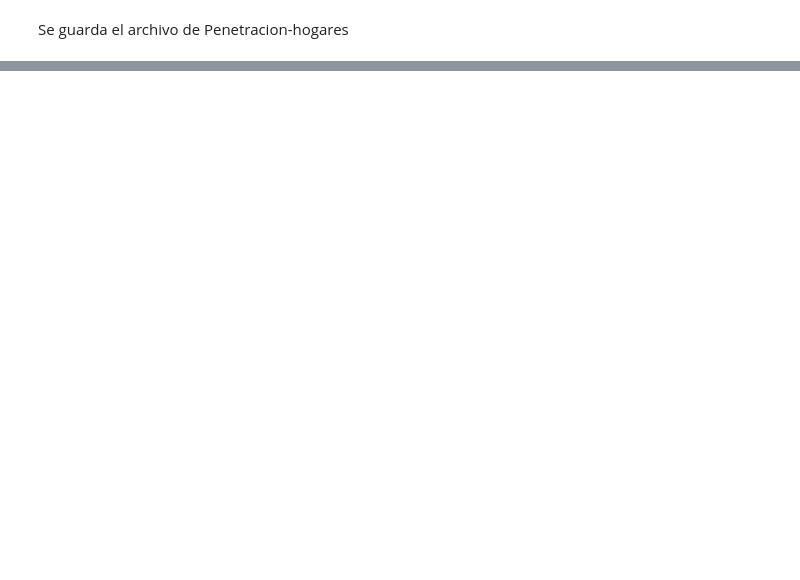
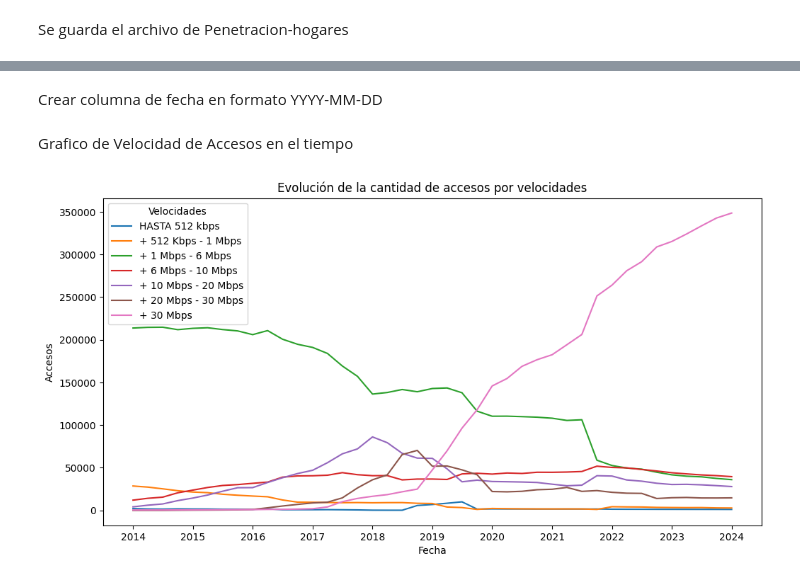
Before and after one commit to mcarruitero/PI2_PT, a Jupyter notebook: AnalisisEDA.ipynb, the cells around one changed output, grey strips where cells are left out. Cells and saved outputs as stored; diff of their text form; code cells hidden in the pictures; blank space fills up the shorter version.

```diff
--- a/AnalisisEDA.ipynb
+++ b/AnalisisEDA.ipynb
@@ -274,0 +396,2 @@ df_at.to_excel('Dataframe/df_ph.xlsx',index=False, sheet_name='Penetracion-hogar
+# %%
+df_av['OTROS'] = df_av['OTROS'].apply(lambda x: x if pd.notna(x) else 0)
@@ -274,0 +400,11 @@ df_at.to_excel('Dataframe/df_ph.xlsx',index=False, sheet_name='Penetracion-hogar
+# %%
+df_av['HASTA 512 kbps'] = pd.to_numeric(df_av['HASTA 512 kbps'], errors='coerce').fillna(0).astype(int)
+df_av['+ 512 Kbps - 1 Mbps'] = pd.to_numeric(df_av['+ 512 Kbps - 1 Mbps'], errors='coerce').fillna(0).astype(int)
+df_av['+ 1 Mbps - 6 Mbps'] = pd.to_numeric(df_av['+ 1 Mbps - 6 Mbps'], errors='coerce').fillna(0).astype(int)
+df_av['+ 6 Mbps - 10 Mbps'] = pd.to_numeric(df_av['+ 6 Mbps - 10 Mbps'], errors='coerce').fillna(0).astype(int)
+df_av['+ 10 Mbps - 20 Mbps'] = pd.to_numeric(df_av['+ 10 Mbps - 20 Mbps'], errors='coerce').fillna(0).astype(int)
+df_av['+ 20 Mbps - 30 Mbps'] = pd.to_numeric(df_av['+ 20 Mbps - 30 Mbps'], errors='coerce').fillna(0).astype(int)
+df_av['+ 30 Mbps'] = pd.to_numeric(df_av['+ 30 Mbps'], errors='coerce').fillna(0).astype(int)
+df_av['HASTA 512 kbps'] = pd.to_numeric(df_av['HASTA 512 kbps'], errors='coerce').fillna(0).astype(int)
+df_av['OTROS'] = pd.to_numeric(df_av['OTROS'], errors='coerce').fillna(0).astype(int)
+df_av['Total'] = pd.to_numeric(df_av['Total'], errors='coerce').fillna(0).astype(int)
@@ -274,0 +445,2 @@ df_at.to_excel('Dataframe/df_ph.xlsx',index=False, sheet_name='Penetracion-hogar
+# %%
+df_av.loc[(df_av['Año'] == 2024) & (df_av['Trimestre'] == 4), 'Año'] = 2023
@@ -274,0 +458,19 @@ df_at.to_excel('Dataframe/df_ph.xlsx',index=False, sheet_name='Penetracion-hogar
+# %% [markdown]
+Crear columna de fecha en formato YYYY-MM-DD
+# %%
+df_av['Fecha'] = pd.to_datetime(df_av.apply(lambda x: f"{x['Año']}-{x['Trimestre']*3-2}-01", axis=1))
+# %% [markdown]
+Grafico de Velocidad de Accesos en el tiempo
+# %%
+df_av_r = df_av.columns[3: -3].values
+
+plt.figure(figsize=(12,6))
+for i in df_av_r:
+    sns.lineplot(data=df_av, x='Fecha', y=i,label=i,errorbar=None)
+plt.xlabel('Fecha')
+plt.ylabel('Accesos')
+plt.title('Evolución de la cantidad de accesos por velocidades')
+plt.legend(title= 'Velocidades')
+plt.show()
+# %% [output]
+[figure, added]
```
Also changed, not shown: parts of 99 cells of this notebook, 10 other files.
